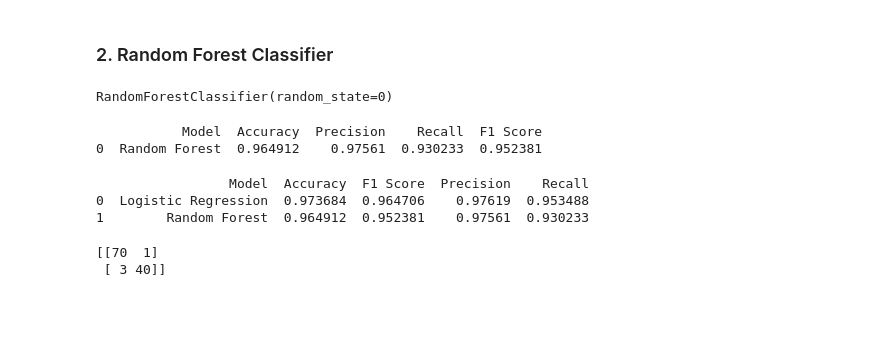
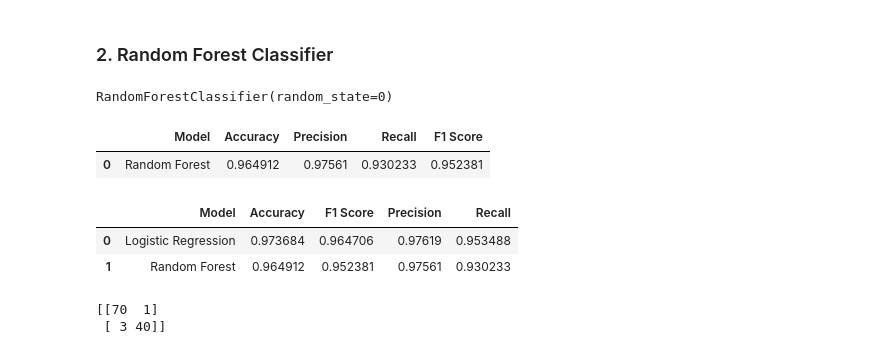
Before and after one commit to ashpreet12/ML_ClassificationProject, a Jupyter notebook: Breast_Cancer_Classification.ipynb, the cells around one changed output. Drawn from its saved outputs; the diff is of its cells as text; code cells hidden in the pictures; blank space fills up the shorter version.

```diff
--- a/Breast_Cancer_Classification.ipynb
+++ b/Breast_Cancer_Classification.ipynb
@@ -343,19 +343,19 @@ rec = recall_score(y_test,y_pred)
 # %%
 model_results = pd.DataFrame([['Random Forest', acc, prec, rec, f1]],
                columns = ['Model', 'Accuracy', 'Precision', 'Recall', 'F1 Score'])
-# %%
-print(model_results)
-# %% [output]
-           Model  Accuracy  Precision    Recall  F1 Score
-0  Random Forest  0.964912    0.97561  0.930233  0.952381
+# %%
+model_results
+# %% [output]
+|  | Model | Accuracy | Precision | Recall | F1 Score |
+| 0 | Random Forest | 0.964912 | 0.97561 | 0.930233 | 0.952381 |
 # %%
 results = results.append(model_results, ignore_index = True)
-# %%
-print(results)
-# %% [output]
-                 Model  Accuracy  F1 Score  Precision    Recall
-0  Logistic Regression  0.973684  0.964706    0.97619  0.953488
-1        Random Forest  0.964912  0.952381    0.97561  0.930233
+# %%
+results
+# %% [output]
+|  | Model | Accuracy | F1 Score | Precision | Recall |
+| 0 | Logistic Regression | 0.973684 | 0.964706 | 0.97619 | 0.953488 |
+| 1 | Random Forest | 0.964912 | 0.952381 | 0.97561 | 0.930233 |
 # %%
 cm = confusion_matrix(y_test, y_pred)
 print(cm)
```
Also changed, not shown: parts of 16 cells of this notebook, 2 other files.
